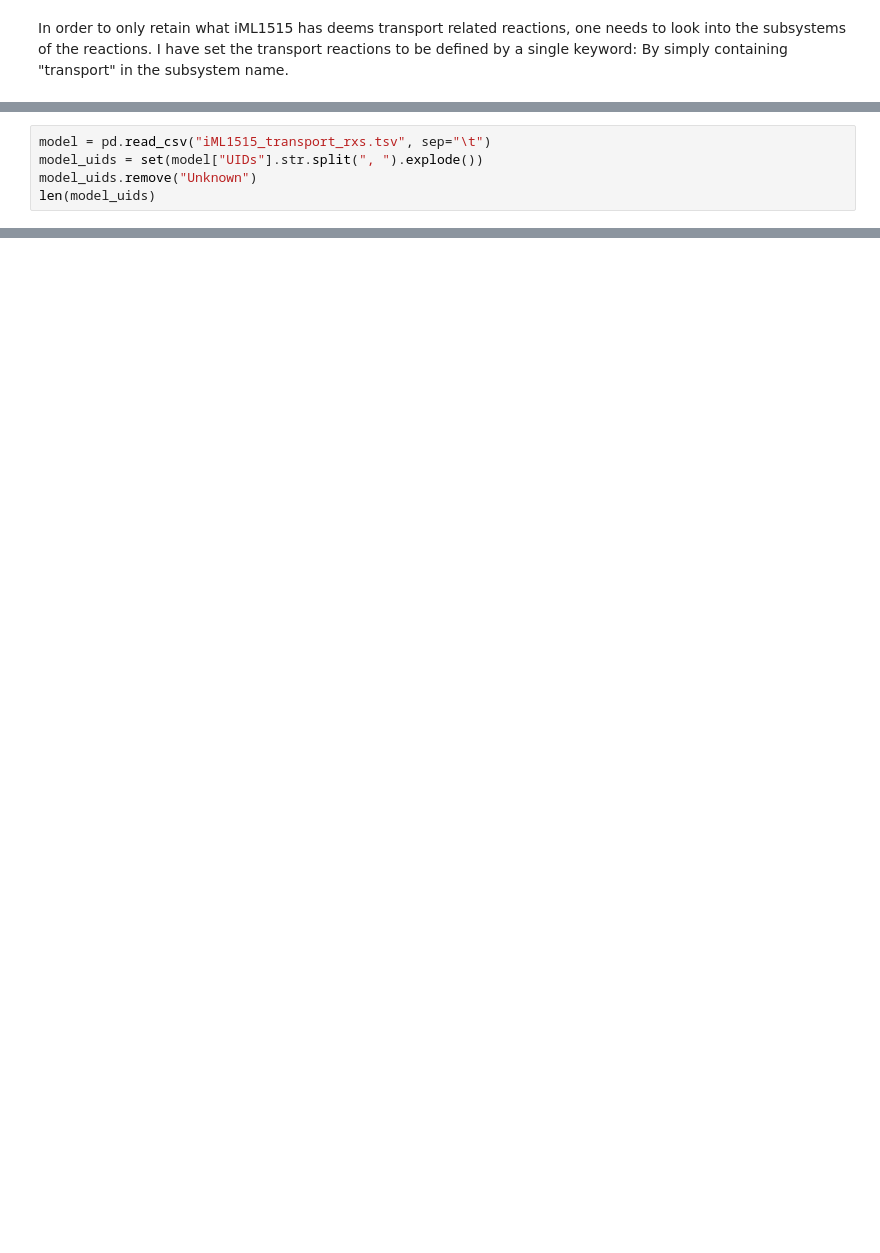
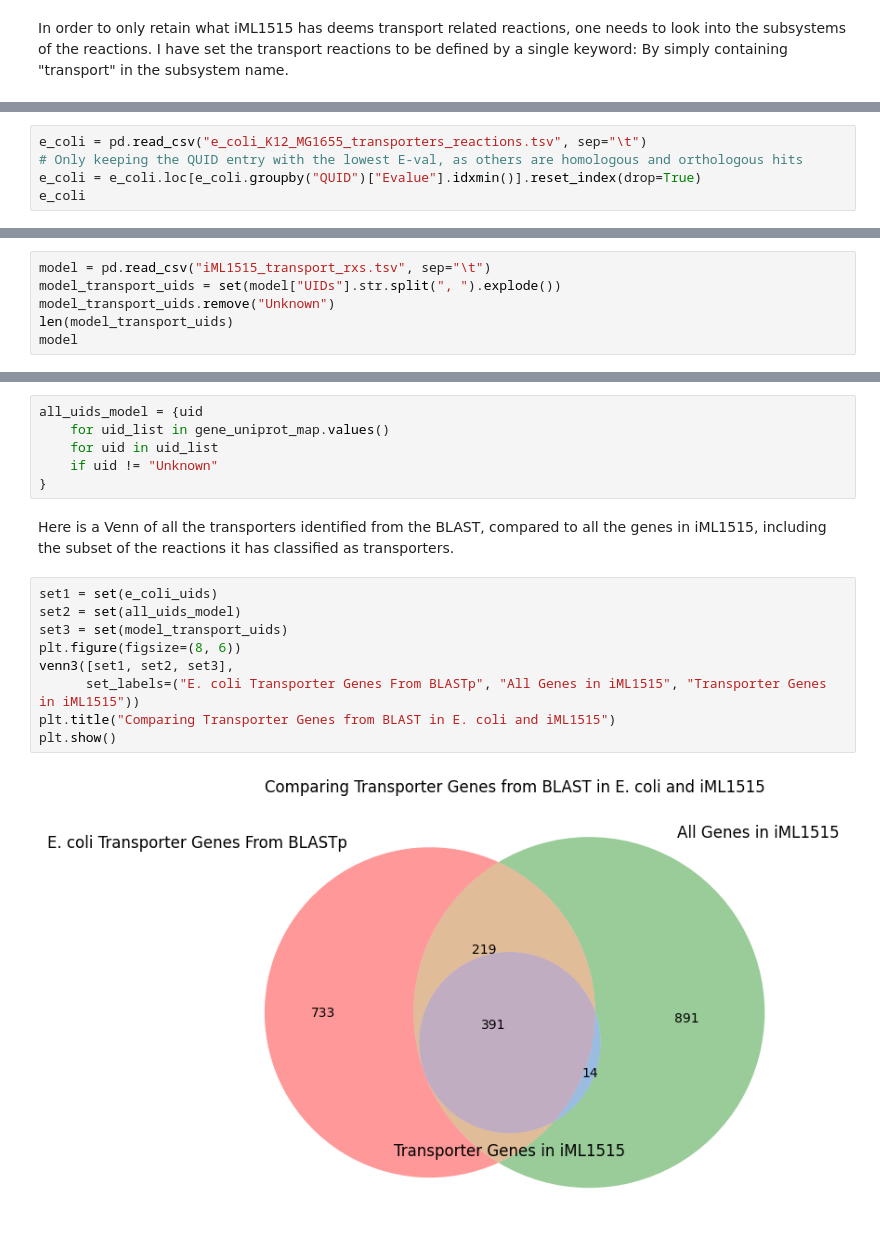
Before and after one commit to blandro/master-project, a Jupyter notebook: Case Study/iML1515/iML1515.ipynb, the cells around one changed output, grey strips where cells are left out. Cells and saved outputs as stored; diff of their text form; blank space fills up the shorter version.

Commit message:
Add c2b and BiGG comparison of reactions

```diff
--- a/Case Study/iML1515/iML1515.ipynb
+++ b/Case Study/iML1515/iML1515.ipynb
@@ -115,0 +129,5 @@ e_coli = pd.read_csv("e_coli_K12_MG1655_transporters_reactions.tsv", sep="\t")
+# %%
+e_coli = pd.read_csv("e_coli_K12_MG1655_transporters_reactions.tsv", sep="\t")
+# Only keeping the QUID entry with the lowest E-val, as others are homologous and orthologous hits
+e_coli = e_coli.loc[e_coli.groupby("QUID")["Evalue"].idxmin()].reset_index(drop=True)
+e_coli
@@ -133,6 +162,7 @@ len(chebi_to_name)
 # %%
 model = pd.read_csv("iML1515_transport_rxs.tsv", sep="\t")
-model_uids = set(model["UIDs"].str.split(", ").explode())
-model_uids.remove("Unknown")
-len(model_uids)
+model_transport_uids = set(model["UIDs"].str.split(", ").explode())
+model_transport_uids.remove("Unknown")
+len(model_transport_uids)
+model
 # %% [output]
@@ -165,0 +208,19 @@ only_model_uids
+# %%
+all_uids_model = {uid
+    for uid_list in gene_uniprot_map.values()
+    for uid in uid_list
+    if uid != "Unknown"
+}
+# %% [markdown]
+Here is a Venn of all the transporters identified from the BLAST, compared to all the genes in iML1515, including the subset of the reactions it has classified as transporters.
+# %%
+set1 = set(e_coli_uids)
+set2 = set(all_uids_model)
+set3 = set(model_transport_uids)
+plt.figure(figsize=(8, 6))
+venn3([set1, set2, set3],
+      set_labels=("E. coli Transporter Genes From BLASTp", "All Genes in iML1515", "Transporter Genes in iML1515"))
+plt.title("Comparing Transporter Genes from BLAST in E. coli and iML1515")
+plt.show()
+# %% [output]
+[figure, added]
```
Also changed, not shown: parts of 20 cells of this notebook, 2 other files.
